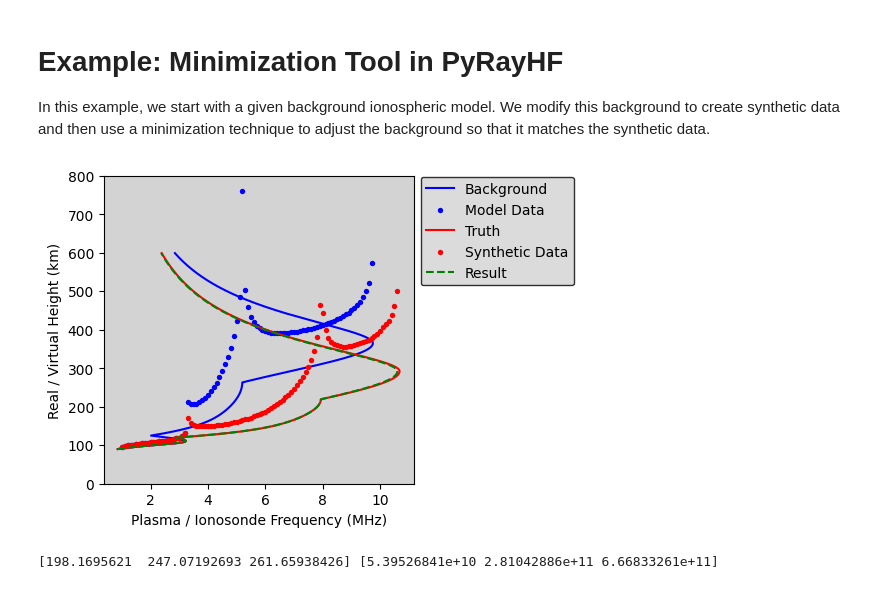
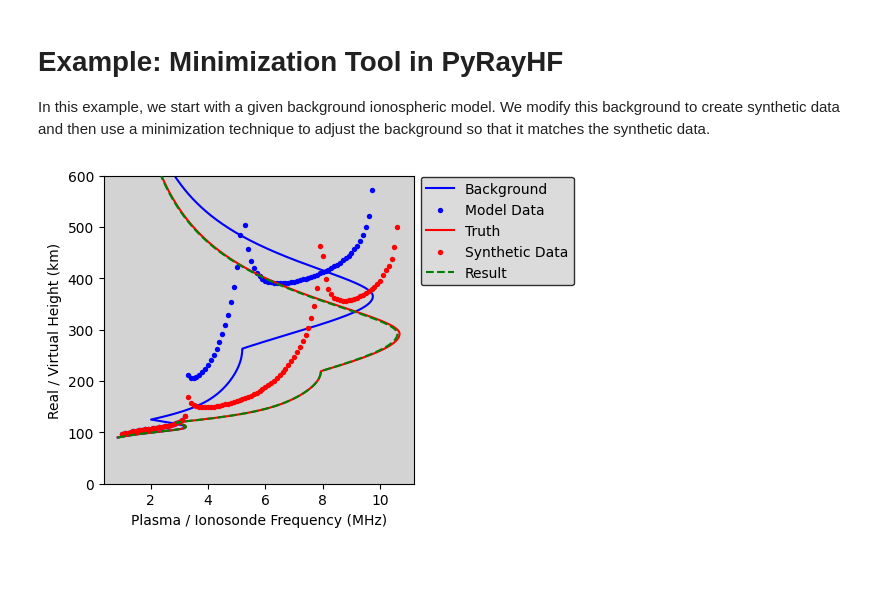
Before and after one commit to victoriyaforsythe/PyRayHF, a Jupyter notebook: docs/tutorials/Example_Minimization.ipynb, the cells around one changed output. Cells and saved outputs as stored; diff of their text form; code cells hidden in the pictures.

Commit message:
additional parameters

```diff
--- a/docs/tutorials/Example_Minimization.ipynb
+++ b/docs/tutorials/Example_Minimization.ipynb
@@ -76,38 +79,26 @@ vh_in = vh_data[ind_valid]
 # %%
 # Plot the results.
 # The electron density profile (EDP) is converted from plasma density to plasma
 # frequency and plotted using real altitude on the y-axis.
 # Virtual heights for O-mode are plotted with ionosonde frequency on
 # the x-axis and virtual height on the y-axis.
 fig, ax = plt.subplots(1, 1)
 fig.set_size_inches(4, 4)
-ax.set_ylim([0, 800])
+ax.set_ylim([0, 600])
 ax.set_facecolor('lightgray')
 ax.set_ylabel('Real / Virtual Height (km)')
 ax.set_xlabel('Plasma / Ionosonde Frequency (MHz)')
 ax.plot(PyRayHF.library.den2freq(input_example['den']) / 1e6,
         input_example['alt'], c='blue', label='Background', zorder=1)
 ax.scatter(input_example['freq'], vh_back, c='blue', label='Model Data',
            zorder=1, linewidth=0, s=15)
 ax.plot(PyRayHF.library.den2freq(EDP_truth) / 1e6,
         input_example['alt'], c='red', label='Truth', zorder=2)
 ax.scatter(input_example['freq'], vh_data, c='red', label='Synthetic Data',
            zorder=2, linewidth=0, s=15)
 ax.plot(PyRayHF.library.den2freq(EDP_result) / 1e6,
         input_example['alt'], '--', c='green', label='Result', zorder=3)
 leg = plt.legend(bbox_to_anchor=(1.0, 1.02), facecolor='lightgray', frameon=True)
 leg.get_frame().set_edgecolor('black')
 # %% [output]
-[figure, old version]
+[figure, new version]
-# %%
-freq = np.array([3.0, 4.0, 5.0])
-alt = np.array([100, 200, 300])
-den = np.array([1e11, 5e11, 1e12])
-bmag = np.array([5e-5, 5e-5, 5e-5])
-bpsi = np.array([60.0, 60.0, 60.0])
-
-vh_O, EDP = PyRayHF.library.model_VH(input_example['F2'], input_example['F1'], input_example['E'], freq, alt, bmag, bpsi)
-
-res = PyRayHF.library.residual_VH(params, F2_init, F1_init, E_init, f_in, vh_obs, alt, b_mag, b_psi)
-# %% [output]
-[198.1695621  247.07192693 261.65938426] [5.39526841e+10 2.81042886e+11 6.66833261e+11]
```
Also changed, not shown: parts of 1 cell of this notebook, 2 other files.
